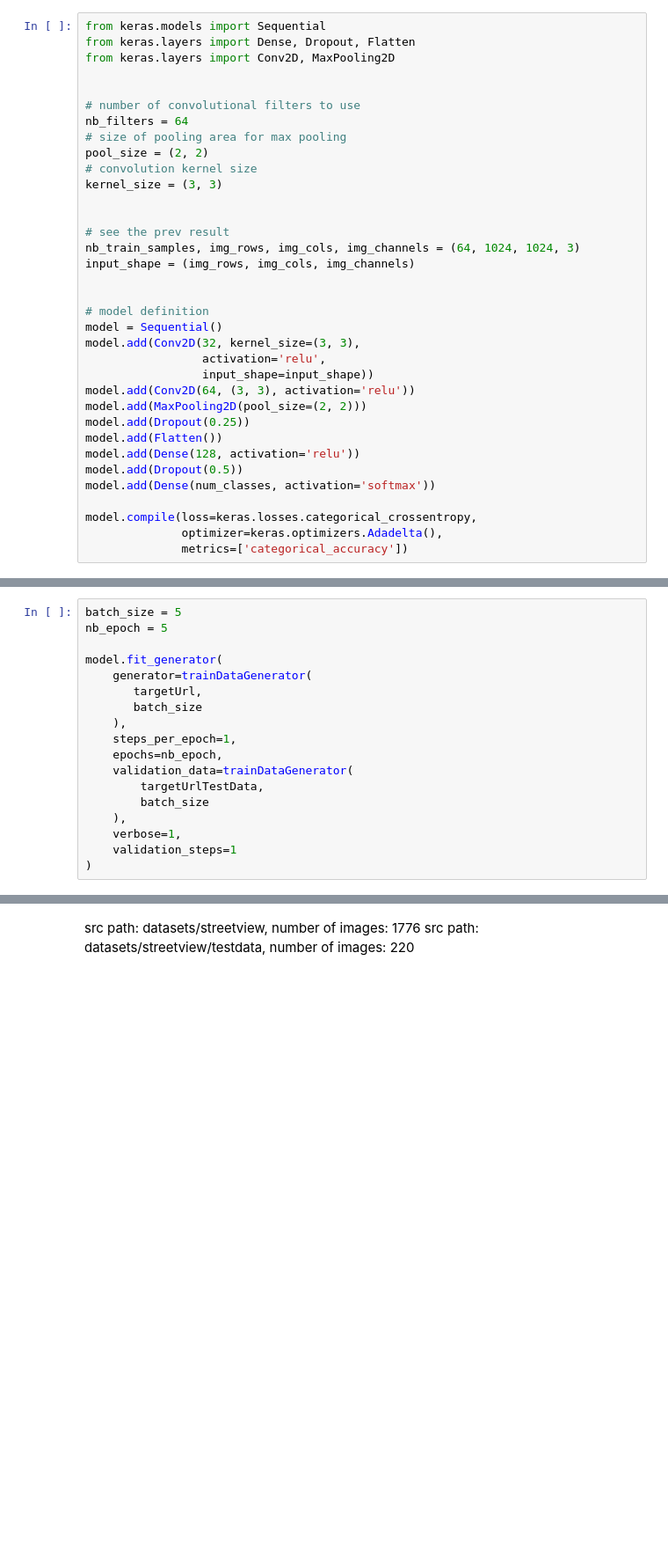
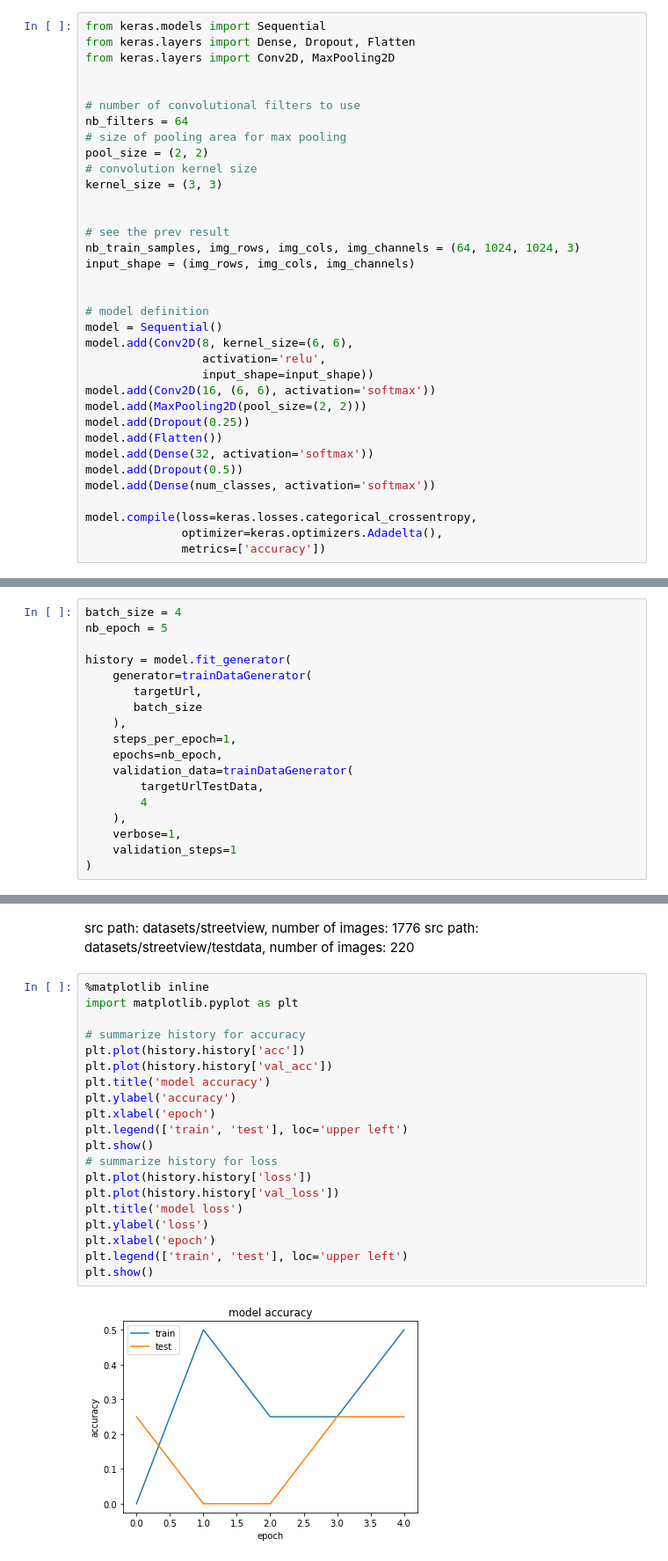
Before and after one commit to balintsera/imgrotator, a Jupyter notebook: image-rotation-cnn.ipynb, the cells around one changed output, grey strips where cells are left out. Shown: that part at 88% size. Cells and saved outputs as stored; diff of their text form; blank space fills up the shorter version.

Commit message:
0.25 - 0.5 accuracy, strange prediction results

```diff
--- a/image-rotation-cnn.ipynb
+++ b/image-rotation-cnn.ipynb
@@ -337,27 +337,27 @@ input_shape = (img_rows, img_cols, img_channels)
 
 # model definition
 model = Sequential()
-model.add(Conv2D(32, kernel_size=(3, 3),
+model.add(Conv2D(8, kernel_size=(6, 6),
                  activation='relu',
                  input_shape=input_shape))
-model.add(Conv2D(64, (3, 3), activation='relu'))
+model.add(Conv2D(16, (6, 6), activation='softmax'))
 model.add(MaxPooling2D(pool_size=(2, 2)))
 model.add(Dropout(0.25))
 model.add(Flatten())
-model.add(Dense(128, activation='relu'))
+model.add(Dense(32, activation='softmax'))
 model.add(Dropout(0.5))
 model.add(Dense(num_classes, activation='softmax'))
 
 model.compile(loss=keras.losses.categorical_crossentropy,
               optimizer=keras.optimizers.Adadelta(),
-              metrics=['categorical_accuracy'])
+              metrics=['accuracy'])
 # %% [markdown]
 # Train the network
 # %%
-batch_size = 5
+batch_size = 4
 nb_epoch = 5
 
-model.fit_generator(
+history = model.fit_generator(
     generator=trainDataGenerator(
        targetUrl,
        batch_size
@@ -366,7 +366,7 @@ model.fit_generator(
     epochs=nb_epoch,
     validation_data=trainDataGenerator(
         targetUrlTestData,
-        batch_size
+        4
     ),
     verbose=1,
     validation_steps=1
@@ -378,3 +385,25 @@ Epoch 2/5
 # %% [markdown]
 src path: datasets/streetview, number of images: 1776
 src path: datasets/streetview/testdata, number of images: 220
+# %%
+%matplotlib inline
+import matplotlib.pyplot as plt
+
+# summarize history for accuracy
+plt.plot(history.history['acc'])
+plt.plot(history.history['val_acc'])
+plt.title('model accuracy')
+plt.ylabel('accuracy')
+plt.xlabel('epoch')
+plt.legend(['train', 'test'], loc='upper left')
+plt.show()
+# summarize history for loss
+plt.plot(history.history['loss'])
+plt.plot(history.history['val_loss'])
+plt.title('model loss')
+plt.ylabel('loss')
+plt.xlabel('epoch')
+plt.legend(['train', 'test'], loc='upper left')
+plt.show()
+# %% [output]
+[figure, added]
```
Also changed, not shown: parts of 9 cells of this notebook.
